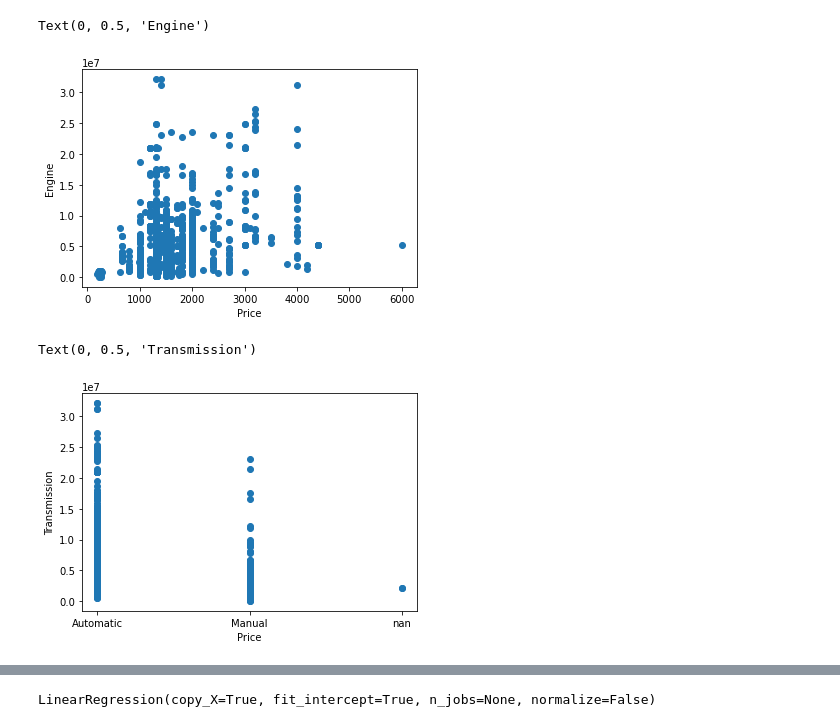
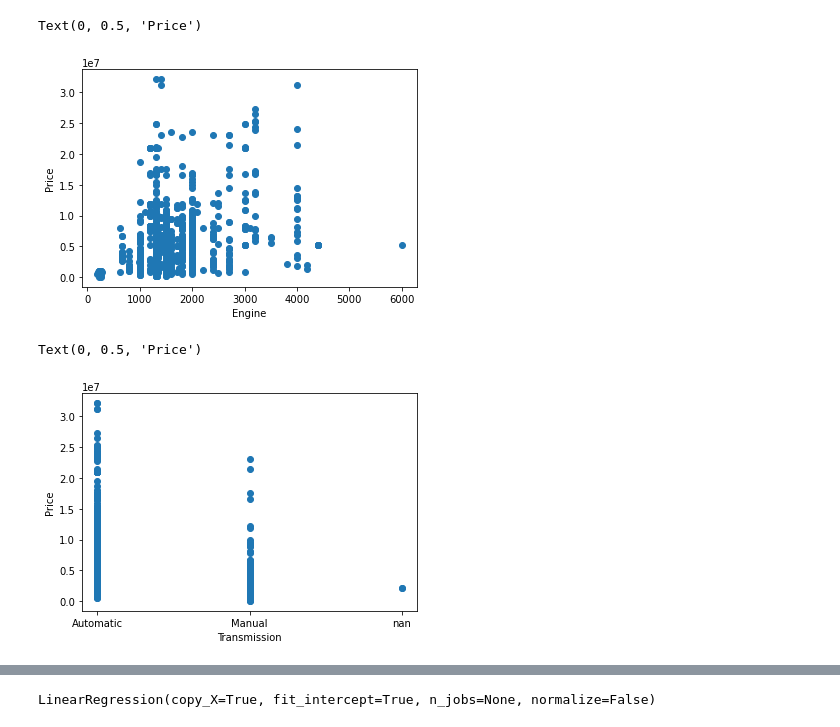
Before and after one commit to Toran98/Team-HyperNova-SDGP, a Jupyter notebook: CarPricePrediction.ipynb, the cells around one changed output, grey strips where cells are left out. Saved outputs shown, nothing was run; the diff lists cells and outputs as text; code cells hidden in the pictures.

```diff
--- a/CarPricePrediction.ipynb
+++ b/CarPricePrediction.ipynb
@@ -61,17 +63,19 @@ Transmission    object
 dtype: object
 # %%
 df = df.astype({"Engine": int})
+# %%
+df = df.astype({"Age": int})
 # %%
 plt.scatter(df['Engine'], df['Price'])
-plt.xlabel("Price")
-plt.ylabel("Engine")
+plt.xlabel("Engine")
+plt.ylabel("Price")
 # %% [output]
-Text(0, 0.5, 'Engine')
+Text(0, 0.5, 'Price')
-[figure, old version]
+[figure, new version]
 # %%
 plt.scatter(df['Transmission'], df['Price'])
-plt.xlabel("Price")
-plt.ylabel("Transmission")
+plt.xlabel("Transmission")
+plt.ylabel("Price")
 # %% [output]
-Text(0, 0.5, 'Transmission')
+Text(0, 0.5, 'Price')
-[figure, old version]
+[figure, new version]
```
Also changed, not shown: parts of 13 cells of this notebook.
